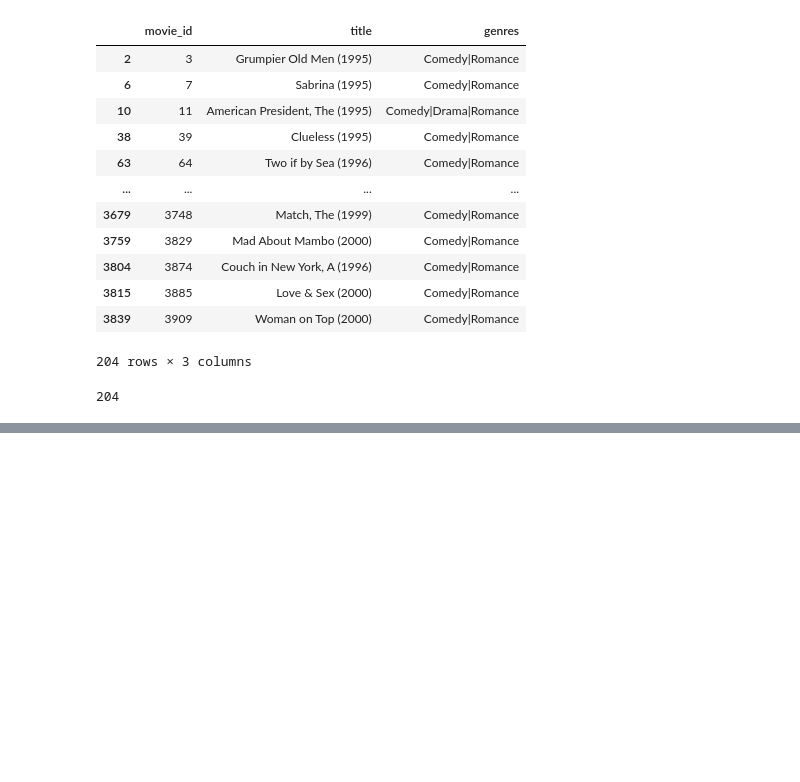
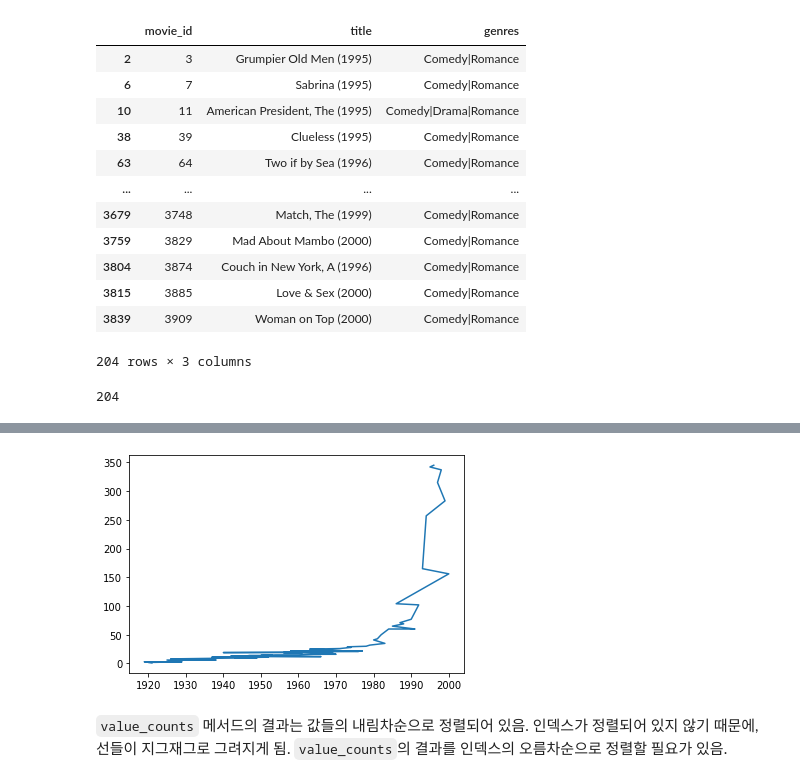
Before and after one commit to JakeOh/202105_itw_bd26, a Jupyter notebook: lab_da/da10_str.ipynb, the cells around one changed output, grey strips where cells are left out. Drawn from its saved outputs; the diff is of its cells as text; code cells hidden in the pictures; blank space fills up the shorter version.

```diff
--- a/lab_da/da10_str.ipynb
+++ b/lab_da/da10_str.ipynb
@@ -111,0 +160,3 @@ len(romantic_comedies)
+# %%
+# movies 데이터프레임에 영화 개봉 연도(year) 컬럼(파생 변수)를 추가
+movies['year'] = movies.title.str[-5:-1].astype('int')
@@ -111,0 +193,3 @@ len(romantic_comedies)
+# %%
+result = movies['year'].value_counts()
+result
@@ -111,0 +209,9 @@ len(romantic_comedies)
+# %%
+plt.plot(result.index, result.values)
+plt.show()
+# %% [output]
+[figure, added]
+# %% [markdown]
+`value_counts` 메서드의 결과는 값들의 내림차순으로 정렬되어 있음.
+인덱스가 정렬되어 있지 않기 때문에, 선들이 지그재그로 그려지게 됨.
+`value_counts`의 결과를 인덱스의 오름차순으로 정렬할 필요가 있음.
```
Also changed, not shown: parts of 11 cells of this notebook.
